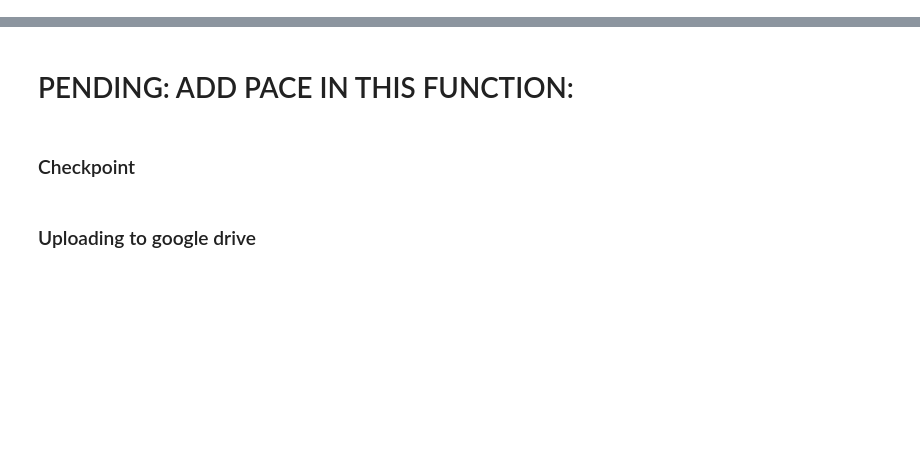
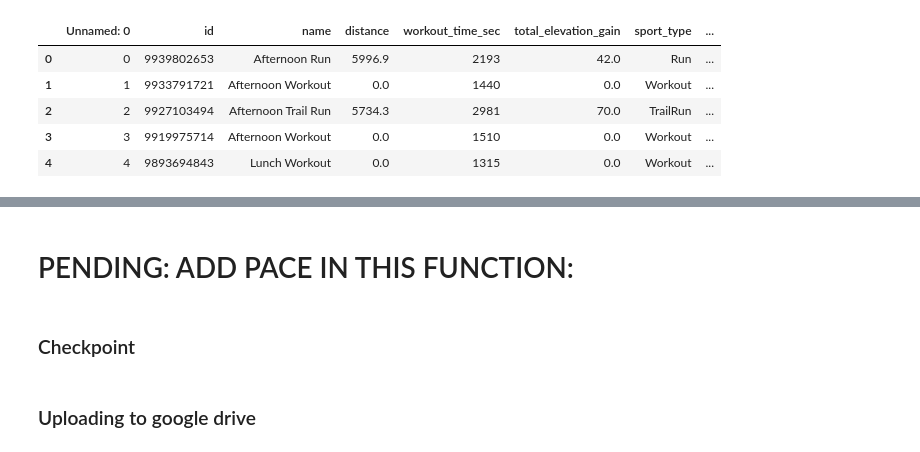
Before and after one commit to ManuelElizaldi/PyStrava, a Jupyter notebook: PyStrava_Notebook.ipynb, the cells around one changed output, grey strips where cells are left out. Drawn from its saved outputs; the diff is of its cells as text; code cells hidden in the pictures; blank space fills up the shorter version.

```diff
--- a/PyStrava_Notebook.ipynb
+++ b/PyStrava_Notebook.ipynb
@@ -165,12 +216,24 @@ activities = retrieve_activities()
 # %%
-# Checkpoint so I don't have to run API get request
-#table = pd.read_csv(r'C:\Users\Manuel Elizaldi\Desktop\Learning-Testing\StravaAPI\Outputs\clean_activities.csv')
-
 # Creating copy of activitieas dataframe and renaming some columns
 #clean_activities = GetWorkouts(access_token)
-general_table = clean_activities.copy()
-general_table = general_table.rename(columns={'elapsed_time':'workout_time_sec'})
-general_table.head()
+# general_table = clean_activities.copy()
+# general_table = general_table.rename(columns={'elapsed_time':'workout_time_sec'})
+# general_table.head()
+
+# another checkpoint
+#general_table.to_csv(r'C:\Users\USER\Desktop\Learning\PyStrava\Outputs\raw_general_table.csv')
+
+# checking
+general_table = pd.read_csv(r'C:\Users\USER\Desktop\Learning\PyStrava\Outputs\raw_general_table.csv')
+
+general_table.head(5)
+# %% [output]
+|  | Unnamed: 0 | id | name | distance | workout_time_sec | total_elevation_gain | sport_type | ... |
+| 0 | 0 | 9939802653 | Afternoon Run | 5996.9 | 2193 | 42.0 | Run | ... |
+| 1 | 1 | 9933791721 | Afternoon Workout | 0.0 | 1440 | 0.0 | Workout | ... |
+| 2 | 2 | 9927103494 | Afternoon Trail Run | 5734.3 | 2981 | 70.0 | TrailRun | ... |
+| 3 | 3 | 9919975714 | Afternoon Workout | 0.0 | 1510 | 0.0 | Workout | ... |
+| 4 | 4 | 9893694843 | Lunch Workout | 0.0 | 1315 | 0.0 | Workout | ... |
 # %%
 # Cleaning dataframe and converting units
 # Aprox calories burned during workout calculation
```
Also changed, not shown: parts of 15 cells of this notebook, 3 other files.
